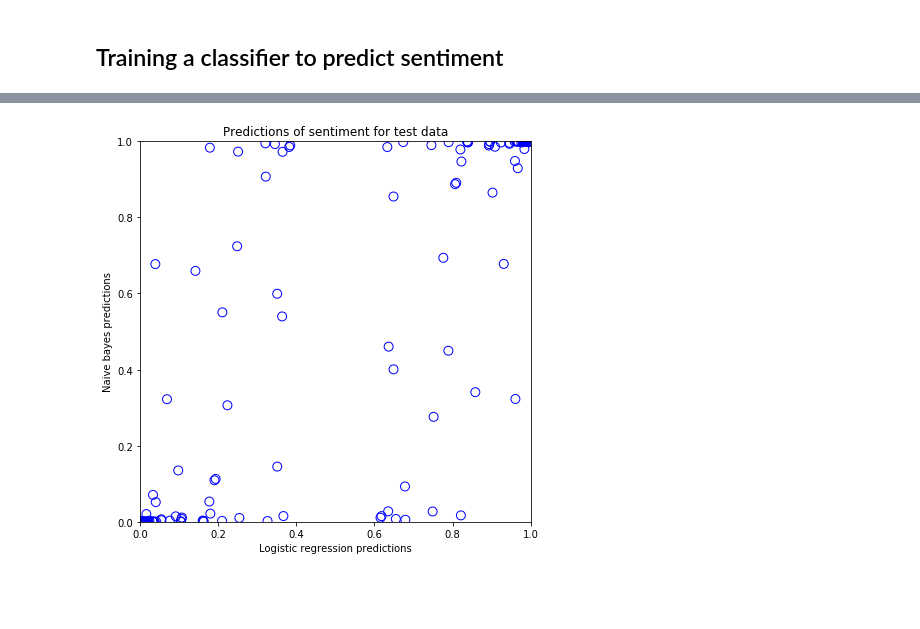
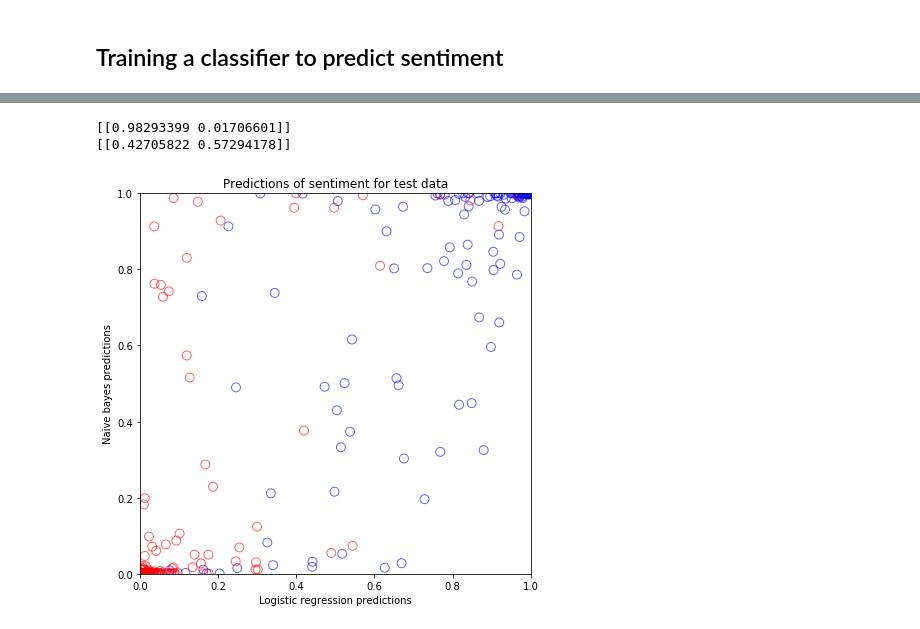
Before and after one commit to flono/BiasInWordEmbeddings, a Jupyter notebook: WordEmbeddings.ipynb, the cells around one changed output, grey strips where cells are left out. Drawn from its saved outputs; the diff is of its cells as text; code cells hidden in the pictures; blank space fills up the shorter version.

Commit message:
fixed bugs in classifiers, generated new plots

```diff
--- a/WordEmbeddings.ipynb
+++ b/WordEmbeddings.ipynb
@@ -703,17 +715,25 @@ with open("data/positive-words.txt", 'r', encoding='ISO-8859-1') as f:
             pass
 # %%
 # preprocess data
-X = positive_embed[1:2000] + negative_embed
+X = positive_embed + negative_embed
 y = [1]*len(positive_embed) + [0]*len(negative_embed)
 
 df = pd.DataFrame([X,y], dtype = float).T
 
 # shuffle data
 df = df.iloc[np.random.permutation(len(df))]
+df = df.dropna()
 
 # train test split
-test = df[0:1000]
-train = df[1000:len(df)]
+test = df[0:1000].to_numpy()
+train = df[1000:len(df)].to_numpy()
+test_index = df[0:1000].index.to_numpy()
+train_index = df[1000:len(df)].to_numpy()
+
+#test = test[~pd.isnull(test).any(axis=1)]
+#train = train[~pd.isnull(train).any(axis=1)]
+#test_index = test_index[~pd.isnull(test).any(axis=1)]
+#train_index = train_index[~pd.isnull(train).any(axis=1)]
 
 # filter out names that are not in embedding
 frm_names = [frm for frm in frameworks if frm in embeddings_dict]
@@ -722,6 +742,6 @@ comp_names = [comp for comp in companies if comp in embeddings_dict]
 # Logistic regression
 
 logistic_model = LogisticRegression(solver='lbfgs')
-logistic_model.fit(list(train[0]), list(train[1]))
-logistic_model.score(list(test[0]), list(test[1]))
+logistic_model.fit(list(train[:,0]), list(train[:,1]))
+logistic_model.score(list(test[:,0]), list(test[:,1]))
 # %% [output]
@@ -738,6 +758,6 @@ comp_logistic = list(comp_logistic[:,:,0][:,0])
 # Naive Bayes
 
 bayes_model = GaussianNB()
-bayes_model.fit(list(train[0]), list(train[1]))
-bayes_model.score(list(test[0]), list(test[1]))
+bayes_model.fit(list(train[:,0]), list(train[:,1]))
+bayes_model.score(list(test[:,0]), list(test[:,1]))
 # %% [output]
@@ -809,0 +828,9 @@ for i, name in enumerate(comp_names):
+# %%
+print(bayes_model.predict_proba(embeddings_dict["facebook"].reshape(1, -1)))
+print(logistic_model.predict_proba(embeddings_dict["facebook"].reshape(1, -1)))
+# %% [output]
+[[0.98293399 0.01706601]]
+[[0.42705822 0.57294178]]
+# %%
+test_p = test[test[:,1] == 1]
+test_n = test[test[:,1] == 0]
@@ -810,14 +840,18 @@ for i, name in enumerate(comp_names):
 # %%
-fig = plt.scatter(logistic_model.predict_proba(list(test[0])[1:100]), bayes_model.predict_proba(list(test[0])[1:100]), s=80, facecolors='none', edgecolors='b')
+fig = plt.scatter(logistic_model.predict_proba(list(test_p[:,0])[0:200])[:,1], bayes_model.predict_proba(list(test_p[:,0])[0:200])[:,1], s=80, facecolors='none', edgecolors='b', alpha = 0.6)
 plt.title("Predictions of sentiment for test data")
 plt.rcParams["figure.figsize"] = (7,7)
 plt.xlabel("Logistic regression predictions")
 plt.ylabel("Naive bayes predictions")
 plt.xlim((0,1))
 plt.ylim((0,1))
+fig = plt.scatter(logistic_model.predict_proba(list(test_n[:,0])[0:200])[:,1], bayes_model.predict_proba(list(test_n[:,0])[0:200])[:,1], s=80, facecolors='none', edgecolors='r',alpha = 0.6)
+
+#for i, name in enumerate([embeddings_dict[df.loc[word][0]] for word in test_index]):
+#    plt.annotate(name, (comp_logistic[i], comp_bayes[i]))
 #for i, name in enumerate(comp_names):
 #    plt.annotate(name, (comp_logistic[i], comp_bayes[i]))
-plt.savefig("prediction of sentiment on test data bigEmbedding")
+#plt.savefig("prediction_test_Word2Vec.pdf")
 # %% [output]
-[figure, old version]
+[figure, new version]
 # %%
```
Also changed, not shown: parts of 26 cells of this notebook, 6 other files.
